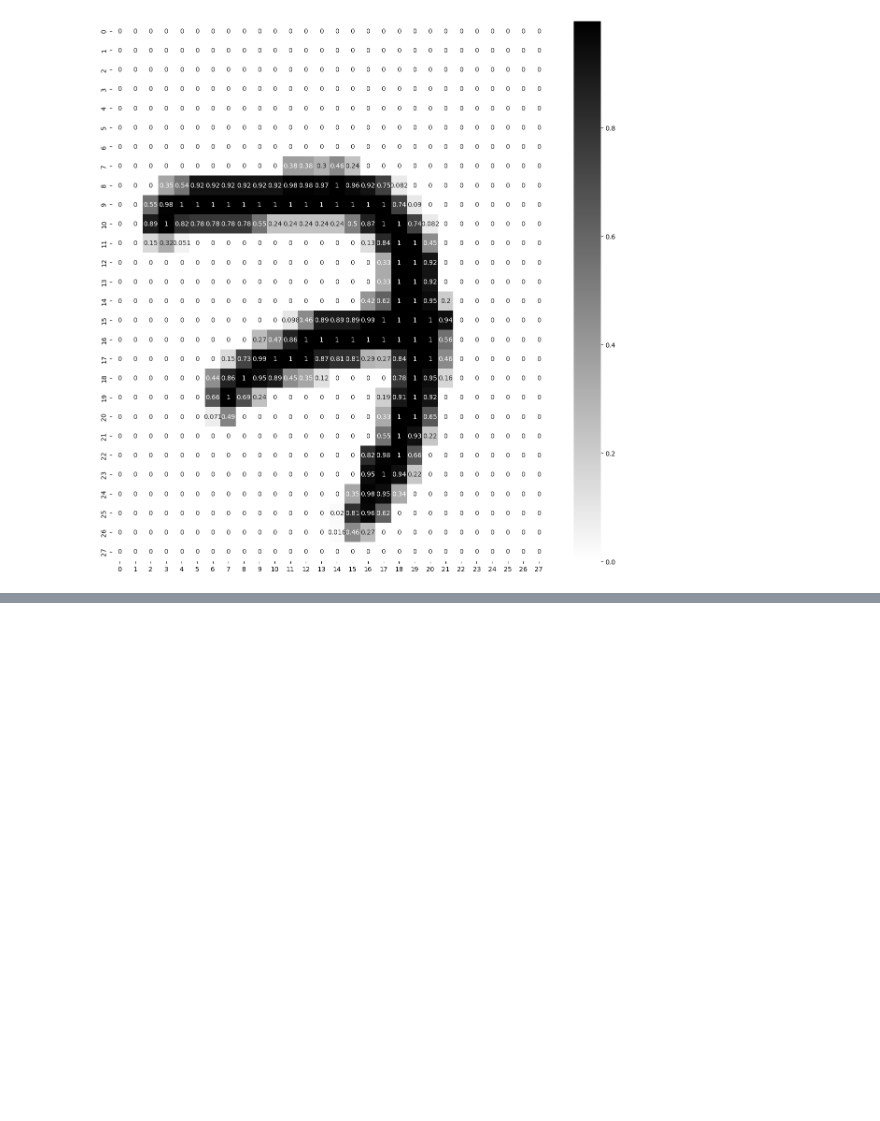
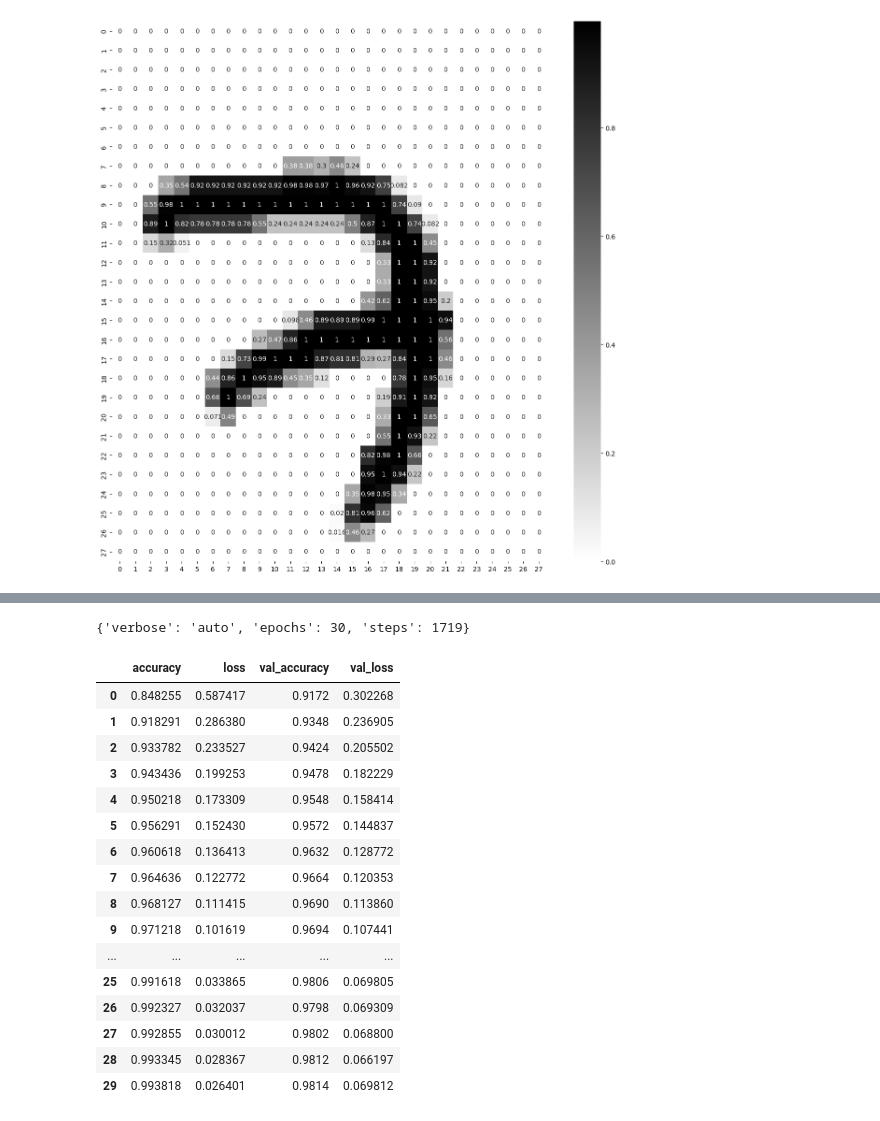
Before and after one commit to arun4589/ML, a Jupyter notebook: ANN.ipynb, the cells around one changed output, grey strips where cells are left out. Drawn from its saved outputs; the diff is of its cells as text; code cells hidden in the pictures; blank space fills up the shorter version.

```diff
--- a/ANN.ipynb
+++ b/ANN.ipynb
@@ -76,0 +168,24 @@ model_clf=tf.keras.models.Sequential(LAYERS)
+# %%
+history.params
+# %% [output]
+{'verbose': 'auto', 'epochs': 30, 'steps': 1719}
+# %%
+pd.DataFrame(history.history)
+# %% [output]
+|  | accuracy | loss | val_accuracy | val_loss |
+| 0 | 0.848255 | 0.587417 | 0.9172 | 0.302268 |
+| 1 | 0.918291 | 0.286380 | 0.9348 | 0.236905 |
+| 2 | 0.933782 | 0.233527 | 0.9424 | 0.205502 |
+| 3 | 0.943436 | 0.199253 | 0.9478 | 0.182229 |
+| 4 | 0.950218 | 0.173309 | 0.9548 | 0.158414 |
+| 5 | 0.956291 | 0.152430 | 0.9572 | 0.144837 |
+| 6 | 0.960618 | 0.136413 | 0.9632 | 0.128772 |
+| 7 | 0.964636 | 0.122772 | 0.9664 | 0.120353 |
+| 8 | 0.968127 | 0.111415 | 0.9690 | 0.113860 |
+| 9 | 0.971218 | 0.101619 | 0.9694 | 0.107441 |
+| ... | ... | ... | ... | ... |
+| 25 | 0.991618 | 0.033865 | 0.9806 | 0.069805 |
+| 26 | 0.992327 | 0.032037 | 0.9798 | 0.069309 |
+| 27 | 0.992855 | 0.030012 | 0.9802 | 0.068800 |
+| 28 | 0.993345 | 0.028367 | 0.9812 | 0.066197 |
+| 29 | 0.993818 | 0.026401 | 0.9814 | 0.069812 |
```
Also changed, not shown: parts of 23 cells of this notebook.
